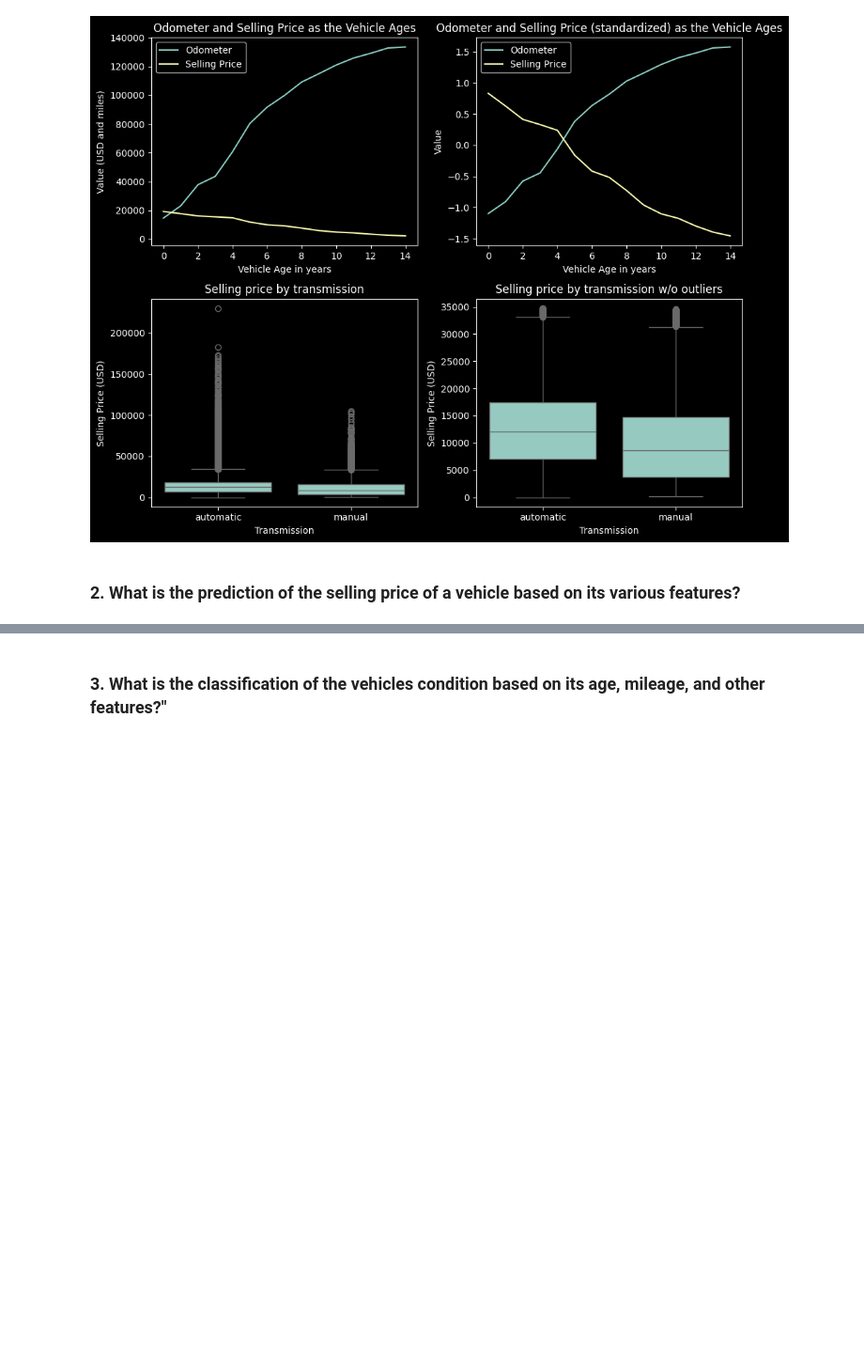
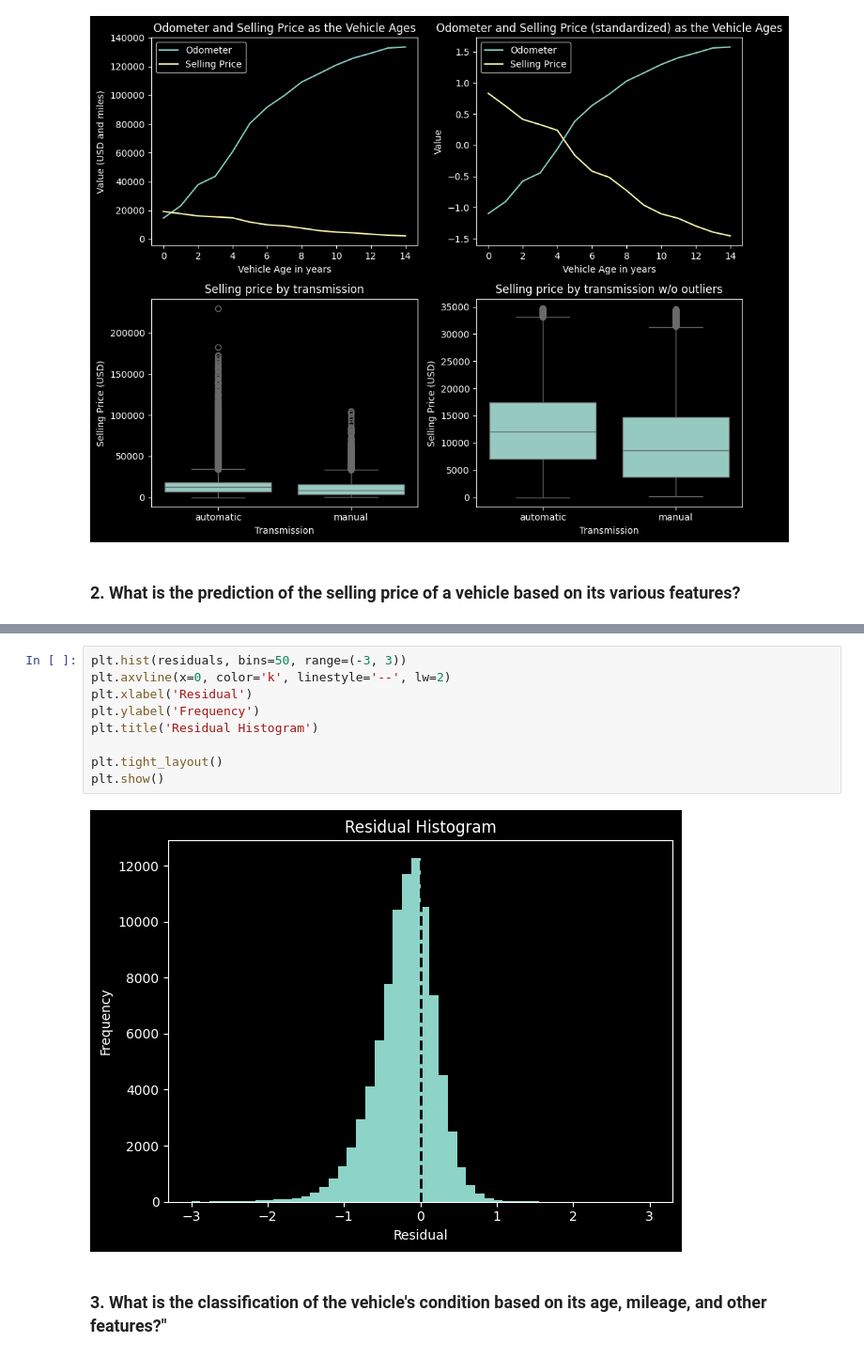
Before and after one commit to swoogie/ktu_ml, a Jupyter notebook: mini1.ipynb, the cells around one changed output, grey strips where cells are left out. Shown at 94% size. Cells and saved outputs as stored; diff of their text form; blank space fills up the shorter version.

```diff
--- a/mini1.ipynb
+++ b/mini1.ipynb
@@ -343,2 +383,13 @@ Best Score: -412.22984625232857
+# %%
+plt.hist(residuals, bins=50, range=(-3, 3))
+plt.axvline(x=0, color='k', linestyle='--', lw=2)
+plt.xlabel('Residual')
+plt.ylabel('Frequency')
+plt.title('Residual Histogram')
+
+plt.tight_layout()
+plt.show()
+# %% [output]
+[figure, added]
 # %% [markdown]
-### 3. What is the classification of the vehicles condition based on its age, mileage, and other features?"
+### 3. What is the classification of the vehicle's condition based on its age, mileage, and other features?"
```
Also changed, not shown: parts of 13 cells of this notebook.
